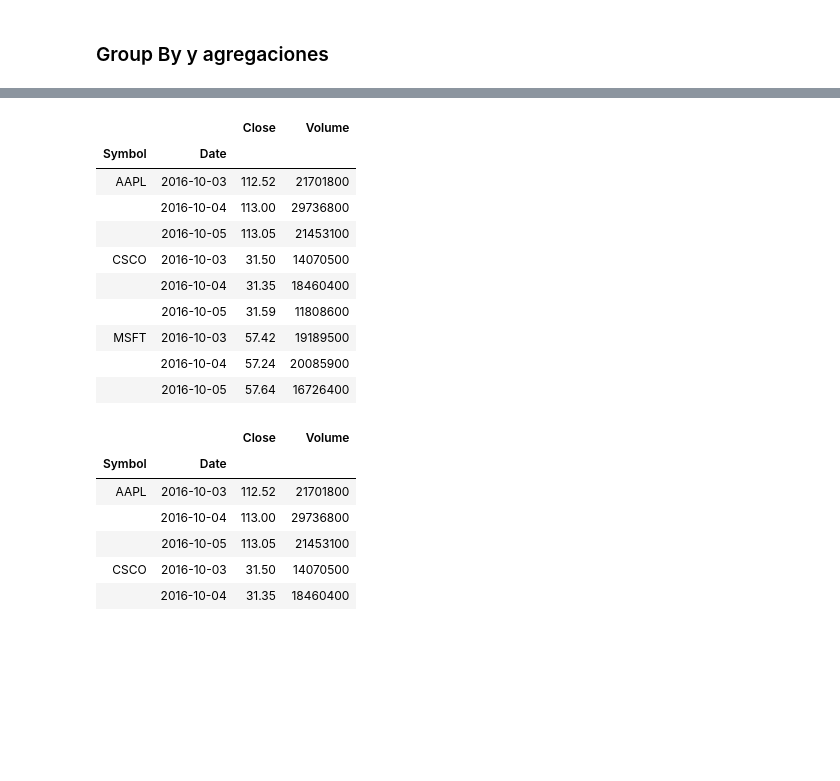
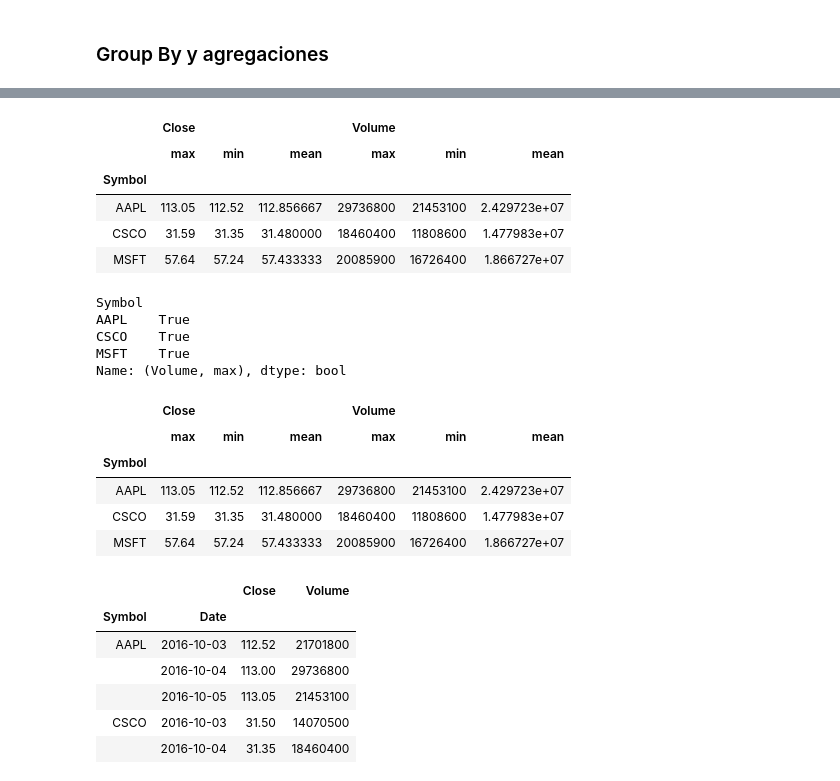
Before and after one commit to RafaelHarispe/WorkShopDS, a Jupyter notebook: Multi Index GrpBy.ipynb, the cells around one changed output, grey strips where cells are left out. Cells and saved outputs as stored; diff of their text form; code cells hidden in the pictures; blank space fills up the shorter version.

```diff
--- a/Multi Index GrpBy.ipynb
+++ b/Multi Index GrpBy.ipynb
@@ -42,0 +117,2 @@ sgb = stocks.groupby(['Symbol', 'Date']).sum()
+# %%
+sgb = stocks.groupby(['Symbol'])
@@ -43,17 +135,30 @@ sgb = stocks.groupby(['Symbol', 'Date']).sum()
+# %%
+sgba = sgb.aggregate(['max', 'min', 'mean'])
+sgba
+# %% [output]
+|  | Close |  |  | Volume |  |  |
+|  | max | min | mean | max | min | mean |
+| Symbol |  |  |  |  |  |  |
+| AAPL | 113.05 | 112.52 | 112.856667 | 29736800 | 21453100 | 2.429723e+07 |
+| CSCO | 31.59 | 31.35 | 31.480000 | 18460400 | 11808600 | 1.477983e+07 |
+| MSFT | 57.64 | 57.24 | 57.433333 | 20085900 | 16726400 | 1.866727e+07 |
+# %%
+sgba[('Volume', 'max')] > 15000
+# %% [output]
+Symbol
+AAPL    True
+CSCO    True
+MSFT    True
+Name: (Volume, max), dtype: bool
 # %%
-sgb.loc[sgb['Volume'] > 10]
+sgba.loc[sgba[('Volume', 'max')] > 10]
 # %% [output]
-|  |  | Close | Volume |
-| Symbol | Date |  |  |
-| AAPL | 2016-10-03 | 112.52 | 21701800 |
-|  | 2016-10-04 | 113.00 | 29736800 |
-|  | 2016-10-05 | 113.05 | 21453100 |
-| CSCO | 2016-10-03 | 31.50 | 14070500 |
-|  | 2016-10-04 | 31.35 | 18460400 |
-|  | 2016-10-05 | 31.59 | 11808600 |
-| MSFT | 2016-10-03 | 57.42 | 19189500 |
-|  | 2016-10-04 | 57.24 | 20085900 |
-|  | 2016-10-05 | 57.64 | 16726400 |
+|  | Close |  |  | Volume |  |  |
+|  | max | min | mean | max | min | mean |
+| Symbol |  |  |  |  |  |  |
+| AAPL | 113.05 | 112.52 | 112.856667 | 29736800 | 21453100 | 2.429723e+07 |
+| CSCO | 31.59 | 31.35 | 31.480000 | 18460400 | 11808600 | 1.477983e+07 |
+| MSFT | 57.64 | 57.24 | 57.433333 | 20085900 | 16726400 | 1.866727e+07 |
 # %%
 stocks.groupby(['Symbol', 'Date']).sum().loc[lambda df:df['Volume']>10]
 # %% [output]
```
Also changed, not shown: parts of 38 cells of this notebook, 3 other files.
